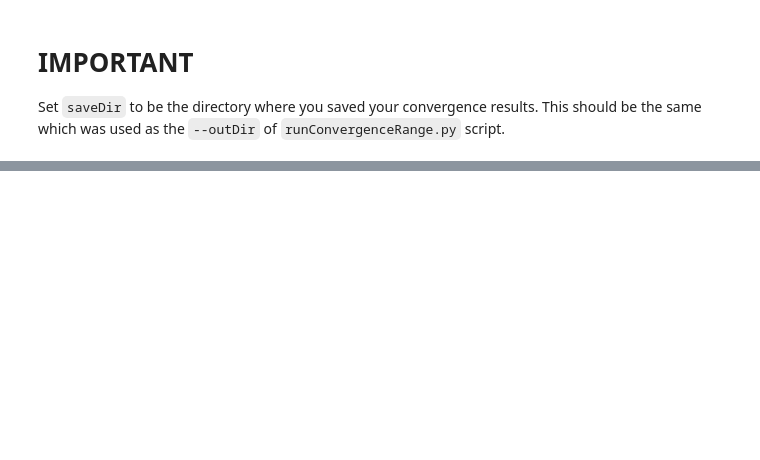
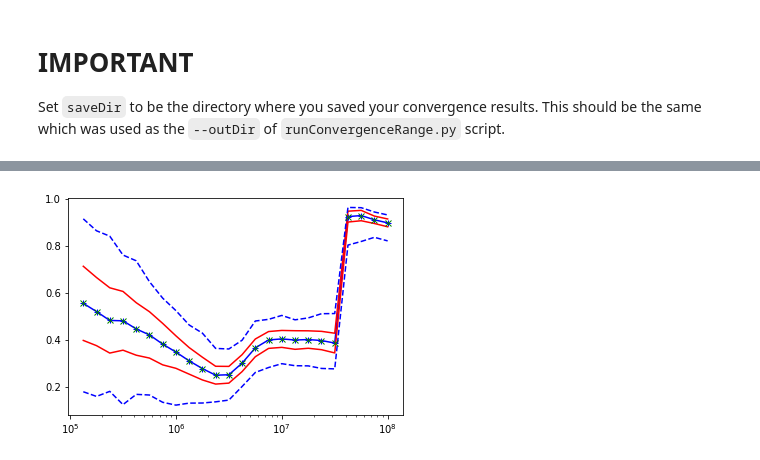
Before and after one commit to c-martinez/w2v-convergence, a Jupyter notebook: VisualizeConvergence.ipynb, the cells around one changed output, grey strips where cells are left out. Saved outputs shown, nothing was run; the diff lists cells and outputs as text; code cells hidden in the pictures; blank space fills up the shorter version.

```diff
--- a/VisualizeConvergence.ipynb
+++ b/VisualizeConvergence.ipynb
@@ -46,0 +124,14 @@ for f in files:
+# %%
+mu = data.mean(axis=1)
+sigma = data.std(axis=1)
+plot(convergence.keys(), mu, 'b+-')
+plot(convergence.keys(), mu + sigma, 'r-')
+plot(convergence.keys(), mu - sigma, 'r-')
+plot(convergence.keys(), data.max(axis=1), 'b--')
+plot(convergence.keys(), data.min(axis=1), 'b--');
+
+f = './run1990_s1261/convergenceRange_1990.pkl'
+convergence, sentenceYearCounter, vocabSize = pkl.load(open(f, 'rb'))
+semilogx(convergence.keys(), convergence.values(), 'gx');
+# %% [output]
+[figure, added]
```
Also changed, not shown: parts of 9 cells of this notebook, 2 other files.
